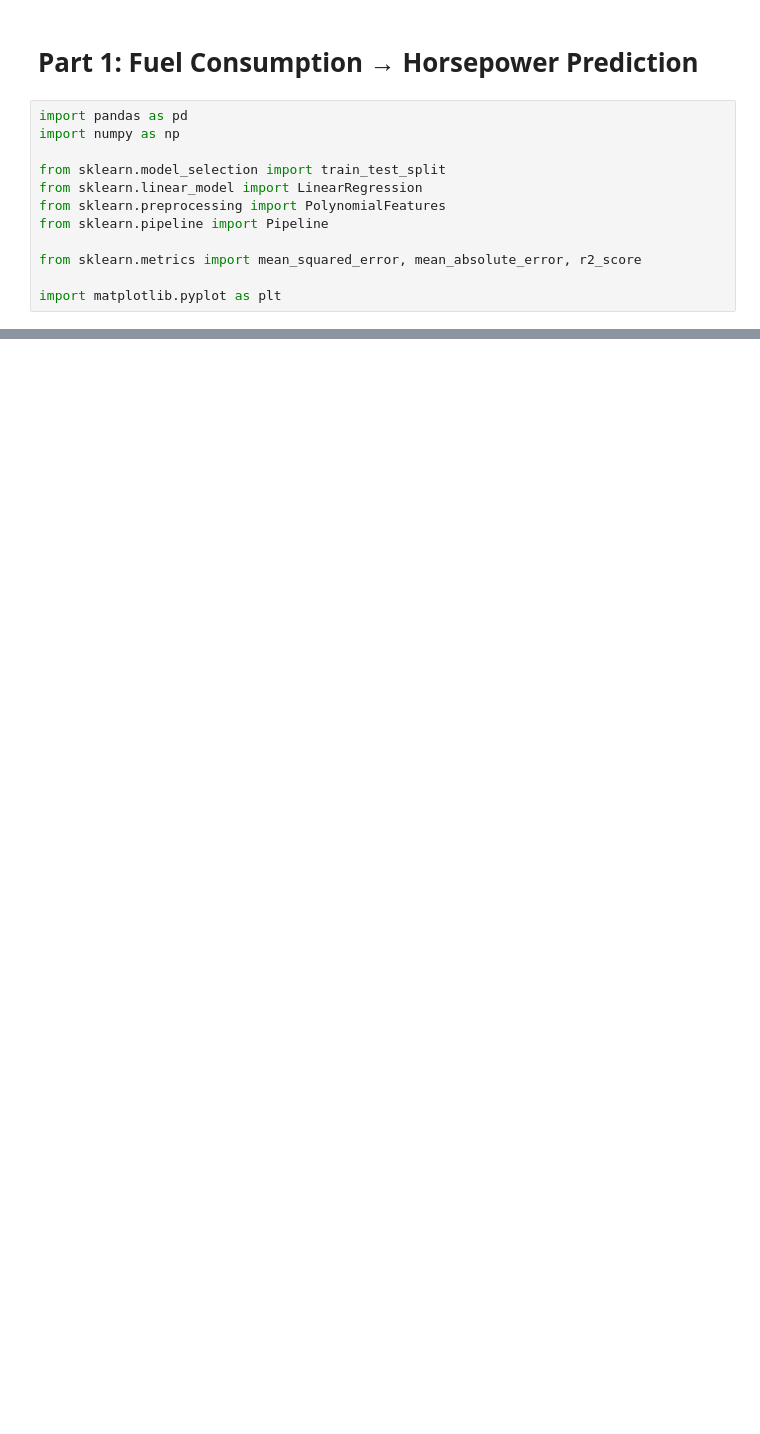
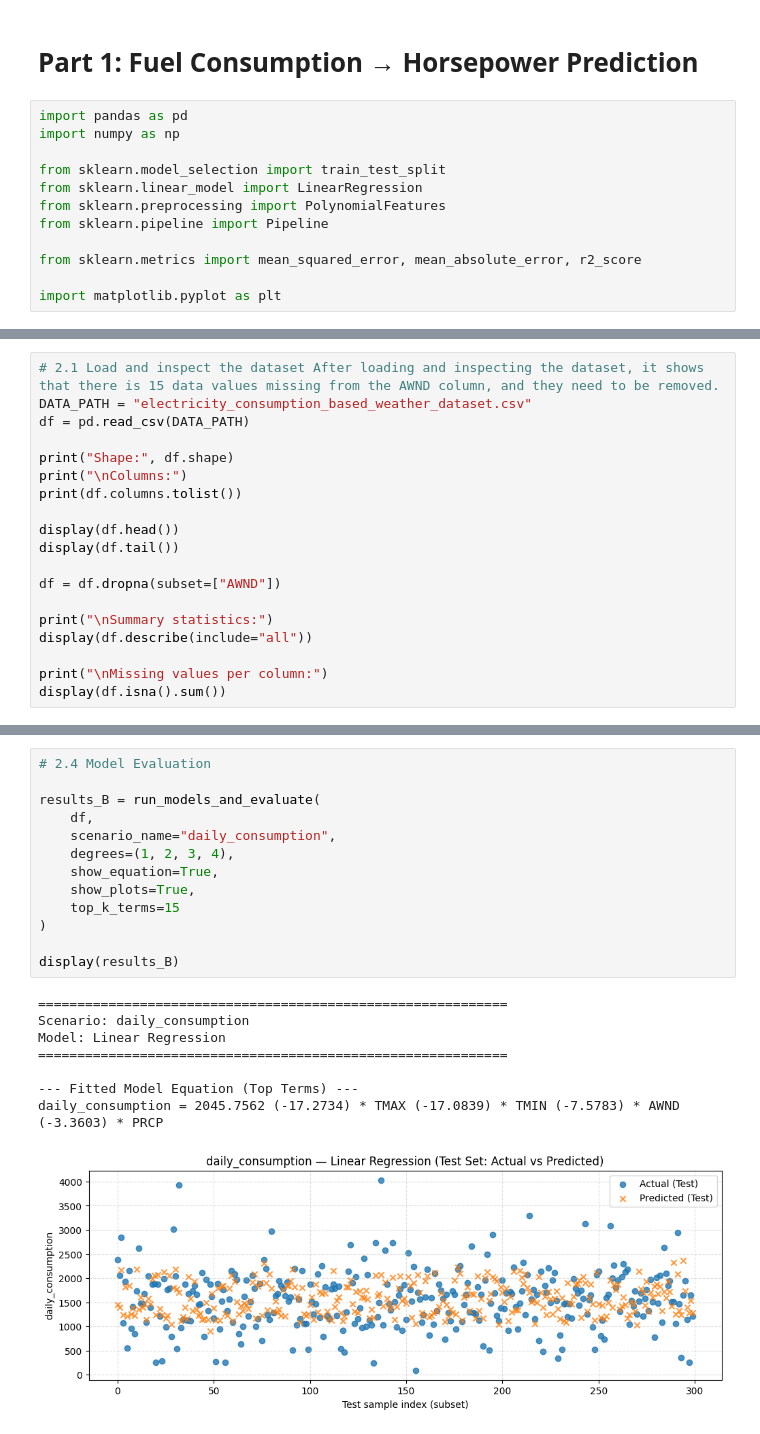
Before and after one commit to SZ330/EE344-Assignment-1, a Jupyter notebook: Assignment_1.ipynb, the cells around one changed output, grey strips where cells are left out. Saved outputs shown, nothing was run; the diff lists cells and outputs as text; blank space fills up the shorter version.

```diff
--- a/Assignment_1.ipynb
+++ b/Assignment_1.ipynb
@@ -253,0 +297,19 @@ display(results_A)
+# %%
+# 2.1 Load and inspect the dataset After loading and inspecting the dataset, it shows that there is 15 data values missing from the AWND column, and they need to be removed.
+DATA_PATH = "electricity_consumption_based_weather_dataset.csv"
+df = pd.read_csv(DATA_PATH)
+
+print("Shape:", df.shape)
+print("\nColumns:")
+print(df.columns.tolist())
+
+display(df.head())
+display(df.tail())
+
+df = df.dropna(subset=["AWND"])
+
+print("\nSummary statistics:")
+display(df.describe(include="all"))
+
+print("\nMissing values per column:")
+display(df.isna().sum())
@@ -253,0 +530,22 @@ display(results_A)
+# %%
+# 2.4 Model Evaluation
+
+results_B = run_models_and_evaluate(
+    df,
+    scenario_name="daily_consumption",
+    degrees=(1, 2, 3, 4),
+    show_equation=True,
+    show_plots=True,
+    top_k_terms=15
+)
+
+display(results_B)
+# %% [output]
+============================================================
+Scenario: daily_consumption
+Model: Linear Regression
+============================================================
+
+--- Fitted Model Equation (Top Terms) ---
+daily_consumption = 2045.7562 (-17.2734) * TMAX (-17.0839) * TMIN (-7.5783) * AWND (-3.3603) * PRCP
+[figure, added]
```
Also changed, not shown: parts of 10 cells of this notebook.
